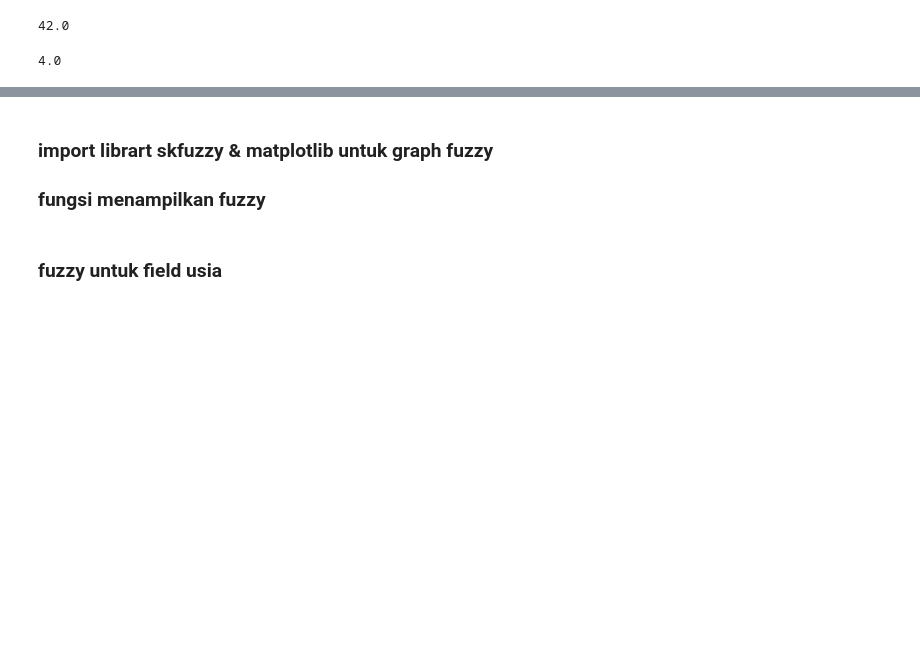
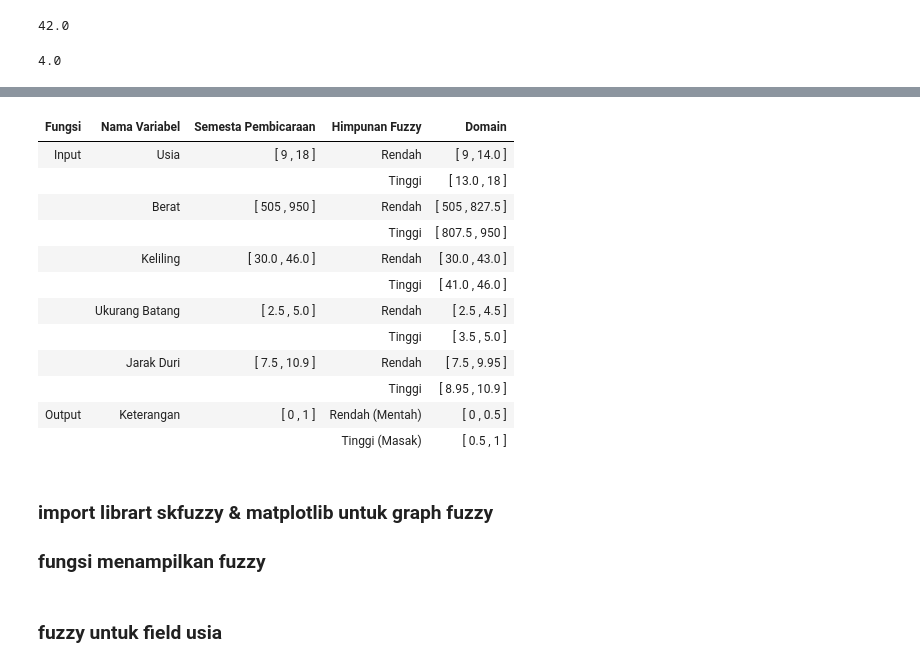
Before and after one commit to kicap1992/pengujian_fuzzy, a Jupyter notebook: pengujian_fuzzy.ipynb, the cells around one changed output, grey strips where cells are left out. Drawn from its saved outputs; the diff is of its cells as text; code cells hidden in the pictures; blank space fills up the shorter version.

```diff
--- a/pengujian_fuzzy.ipynb
+++ b/pengujian_fuzzy.ipynb
@@ -94,0 +96,56 @@ print(max_jarak_duri)
+# %%
+himpunan_fuzzy = pd.read_csv("dataset/himpunan_fuzzy.csv")
+
+# Fuzzykasi Usia
+himpunan_fuzzy.loc[0, 'Semesta Pembicaraan'] = f"[ {min_usia} , {max_usia} ]" # Semesta pembicaraan (Rendah) Usia
+himpunan_fuzzy.loc[1, 'Semesta Pembicaraan'] = f"[ {min_usia} , {max_usia} ]" # Semesta pembicaraan (Tinggi) Usia
+himpunan_fuzzy.loc[0, 'Domain'] = f"[ {min_usia} , {mid_usia + 0.5} ]" # Domain (Rendah) Usia
+himpunan_fuzzy.loc[1, 'Domain'] = f"[ {mid_usia - 0.5} , {max_usia} ]" # Domain pembicaraan (Tinggi) Usia
+
+# Fuzzykasi Berat
+himpunan_fuzzy.loc[2, 'Semesta Pembicaraan'] = f"[ {min_berat} , {max_berat} ]" # Semesta pembicaraan (Rendah) Berat
+himpunan_fuzzy.loc[3, 'Semesta Pembicaraan'] = f"[ {min_berat} , {max_berat} ]" # Semesta pembicaraan (Tinggi) Berat
+himpunan_fuzzy.loc[2, 'Domain'] = f"[ {min_berat} , {mid_berat + 10} ]" # Domain (Rendah) Berat
+himpunan_fuzzy.loc[3, 'Domain'] = f"[ {mid_berat - 10} , {max_berat} ]" # Domain pembicaraan (Tinggi) Berat
+
+# Fuzzykasi Keliling
+himpunan_fuzzy.loc[4, 'Semesta Pembicaraan'] = f"[ {min_keliling} , {max_keliling} ]" # Semesta pembicaraan (Rendah) Keliling
+himpunan_fuzzy.loc[5, 'Semesta Pembicaraan'] = f"[ {min_keliling} , {max_keliling} ]" # Semesta pembicaraan (Tinggi) Keliling
+himpunan_fuzzy.loc[4, 'Domain'] = f"[ {min_keliling} , {mid_keliling + 1} ]" # Domain (Rendah) Keliling
+himpunan_fuzzy.loc[5, 'Domain'] = f"[ {mid_keliling - 1} , {max_keliling} ]" # Domain pembicaraan (Tinggi) Keliling
+
+# Fuzzykasi Keliling
+himpunan_fuzzy.loc[4, 'Semesta Pembicaraan'] = f"[ {min_keliling} , {max_keliling} ]" # Semesta pembicaraan (Rendah) Keliling
+himpunan_fuzzy.loc[5, 'Semesta Pembicaraan'] = f"[ {min_keliling} , {max_keliling} ]" # Semesta pembicaraan (Tinggi) Keliling
+himpunan_fuzzy.loc[4, 'Domain'] = f"[ {min_keliling} , {mid_keliling + 1} ]" # Domain (Rendah) Keliling
+himpunan_fuzzy.loc[5, 'Domain'] = f"[ {mid_keliling - 1} , {max_keliling} ]" # Domain pembicaraan (Tinggi) Keliling
+
+# Fuzzykasi Ukuran Batang
+himpunan_fuzzy.loc[6, 'Semesta Pembicaraan'] = f"[ {min_ukuran_batang} , {max_ukuran_batang} ]" # Semesta pembicaraan (Rendah) Ukuran Batang
+himpunan_fuzzy.loc[7, 'Semesta Pembicaraan'] = f"[ {min_ukuran_batang} , {max_ukuran_batang} ]" # Semesta pembicaraan (Tinggi) Ukuran Batang
+himpunan_fuzzy.loc[6, 'Domain'] = f"[ {min_ukuran_batang} , {mid_ukuran_batang + 0.5} ]" # Domain (Rendah) Ukuran Batang
+himpunan_fuzzy.loc[7, 'Domain'] = f"[ {mid_ukuran_batang - 0.5} , {max_ukuran_batang} ]" # Domain pembicaraan (Tinggi) Ukuran Batang
+
+# Fuzzykasi Jarak Duri
+himpunan_fuzzy.loc[8, 'Semesta Pembicaraan'] = f"[ {min_jarak_duri} , {max_jarak_duri} ]" # Semesta pembicaraan (Rendah) Jarak Duri
+himpunan_fuzzy.loc[9, 'Semesta Pembicaraan'] = f"[ {min_jarak_duri} , {max_jarak_duri} ]" # Semesta pembicaraan (Tinggi) Jarak Duri
+himpunan_fuzzy.loc[8, 'Domain'] = f"[ {min_jarak_duri} , {mid_jarak_duri + 0.75} ]" # Domain (Rendah) Jarak Duri
+himpunan_fuzzy.loc[9, 'Domain'] = f"[ {mid_jarak_duri - 0.25} , {max_jarak_duri} ]" # Domain pembicaraan (Tinggi) Jarak Duri
+
+# Fuzzykasi Keterangan
+himpunan_fuzzy.loc[10, 'Semesta Pembicaraan'] = f"[ 0 , 1 ]" # Semesta pembicaraan (Rendah) Keterangan
+himpunan_fuzzy.loc[11, 'Semesta Pembicaraan'] = f"[ 0 , 1 ]" # Semesta pembicaraan (Tinggi) Keterangan
+himpunan_fuzzy.loc[10, 'Domain'] = f"[ 0 , 0.5 ]" # Domain (Rendah) Keterangan
+himpunan_fuzzy.loc[11, 'Domain'] = f"[ 0.5 , 1 ]" # Domain pembicaraan (Tinggi) Keterangan
+
+himpunan_fuzzy.loc[himpunan_fuzzy.duplicated(subset=['Fungsi']),['Fungsi']]=''
+himpunan_fuzzy.loc[himpunan_fuzzy.duplicated(subset=['Nama Variabel']),['Nama Variabel']]=''
+himpunan_fuzzy.loc[himpunan_fuzzy.duplicated(subset=['Semesta Pembicaraan']),['Semesta Pembicaraan']]=''
+
+
+# himpunan_fuzzy.to_html(index=False)
+
+from IPython.display import display, HTML
+display(HTML("<h3></h3>"))
+display(HTML(himpunan_fuzzy.to_html(index=False)))
+# %% [output]
@@ -95,3 +153,16 @@ print(max_jarak_duri)
+| Fungsi | Nama Variabel | Semesta Pembicaraan | Himpunan Fuzzy | Domain |
+| Input | Usia | [ 9 , 18 ] | Rendah | [ 9 , 14.0 ] |
+|  |  |  | Tinggi | [ 13.0 , 18 ] |
+|  | Berat | [ 505 , 950 ] | Rendah | [ 505 , 827.5 ] |
+|  |  |  | Tinggi | [ 807.5 , 950 ] |
+|  | Keliling | [ 30.0 , 46.0 ] | Rendah | [ 30.0 , 43.0 ] |
+|  |  |  | Tinggi | [ 41.0 , 46.0 ] |
+|  | Ukurang Batang | [ 2.5 , 5.0 ] | Rendah | [ 2.5 , 4.5 ] |
+|  |  |  | Tinggi | [ 3.5 , 5.0 ] |
+|  | Jarak Duri | [ 7.5 , 10.9 ] | Rendah | [ 7.5 , 9.95 ] |
+|  |  |  | Tinggi | [ 8.95 , 10.9 ] |
+| Output | Keterangan | [ 0 , 1 ] | Rendah (Mentah) | [ 0 , 0.5 ] |
+|  |  |  | Tinggi (Masak) | [ 0.5 , 1 ] |
 # %% [markdown]
 ### import librart skfuzzy & matplotlib untuk graph fuzzy
 ### fungsi menampilkan fuzzy
```
Also changed, not shown: parts of 15 cells of this notebook, 3 other files.
